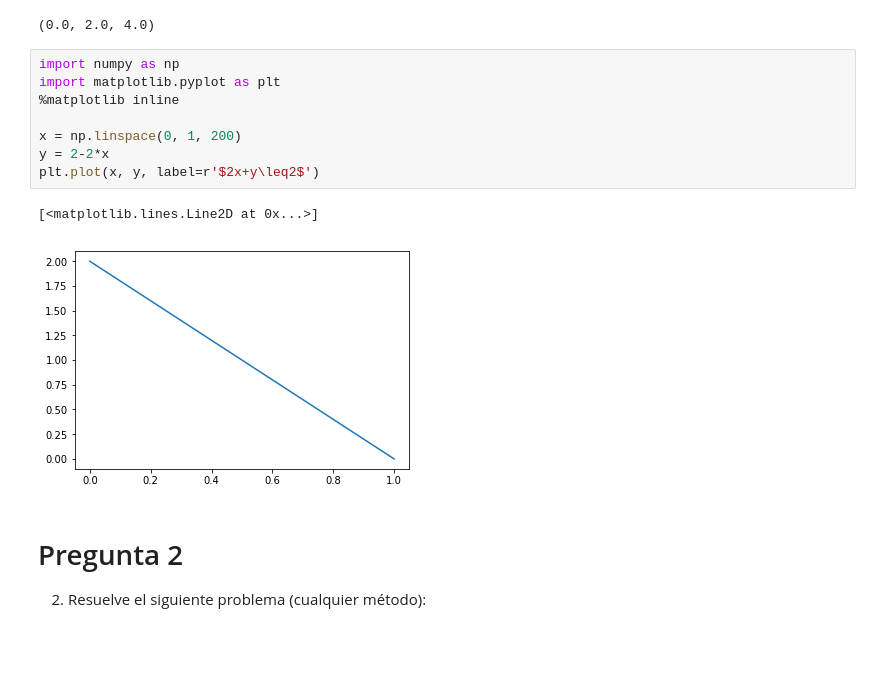
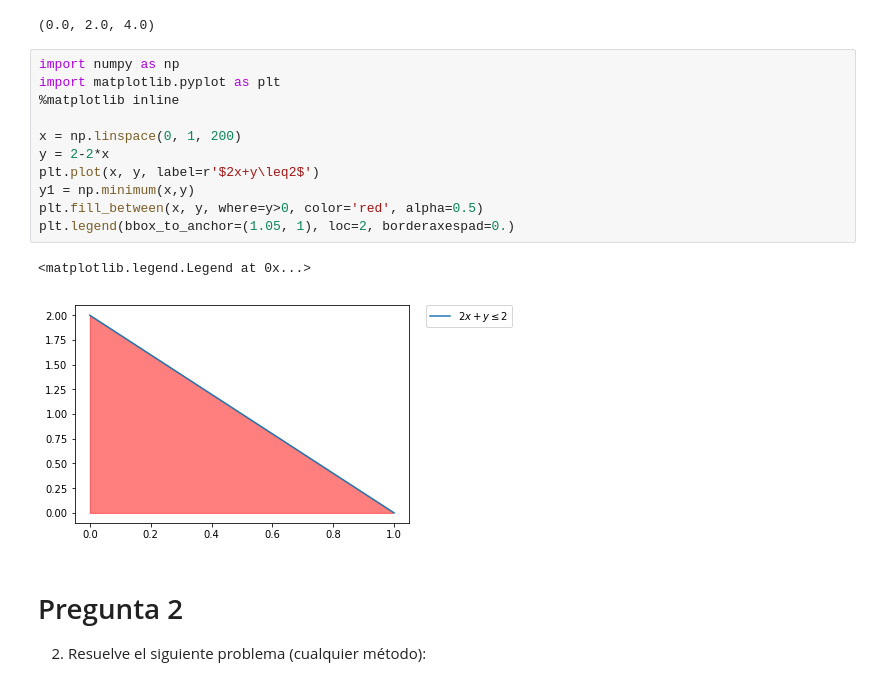
Before and after one commit to SnowDife/Progremacion_Lineal, a Jupyter notebook: Examen 1 Programacion Lineal .ipynb, the cells around one changed output. Drawn from its saved outputs; the diff is of its cells as text; blank space fills up the shorter version.

```diff
--- a/Examen 1 Programacion Lineal .ipynb
+++ b/Examen 1 Programacion Lineal .ipynb
@@ -42,14 +42,17 @@ value(x), value(y), value(prob.objective)
 # %%
 import numpy as np
 import matplotlib.pyplot as plt
 %matplotlib inline
 
 x = np.linspace(0, 1, 200)
 y = 2-2*x
 plt.plot(x, y, label=r'$2x+y\leq2$')
+y1 = np.minimum(x,y)
+plt.fill_between(x, y, where=y>0, color='red', alpha=0.5)
+plt.legend(bbox_to_anchor=(1.05, 1), loc=2, borderaxespad=0.)
 # %% [output]
-[<matplotlib.lines.Line2D at 0x...>]
+<matplotlib.legend.Legend at 0x...>
-[figure, old version]
+[figure, new version]
 # %% [markdown]
 # Pregunta 2
 
```
Also changed, not shown: parts of 4 cells of this notebook.
